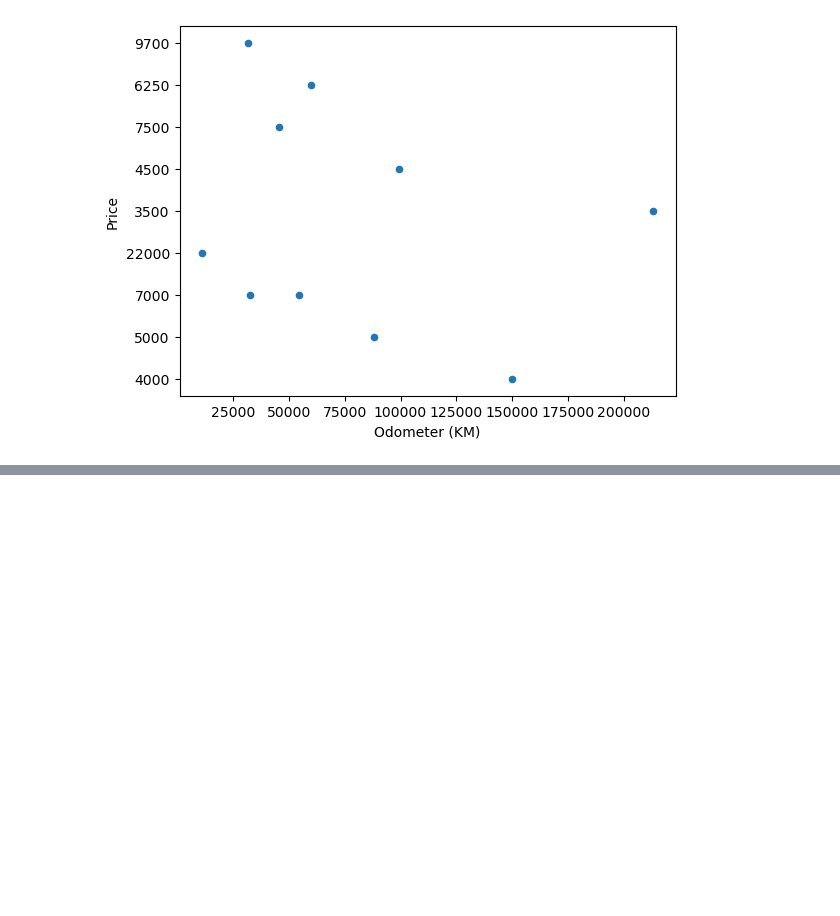
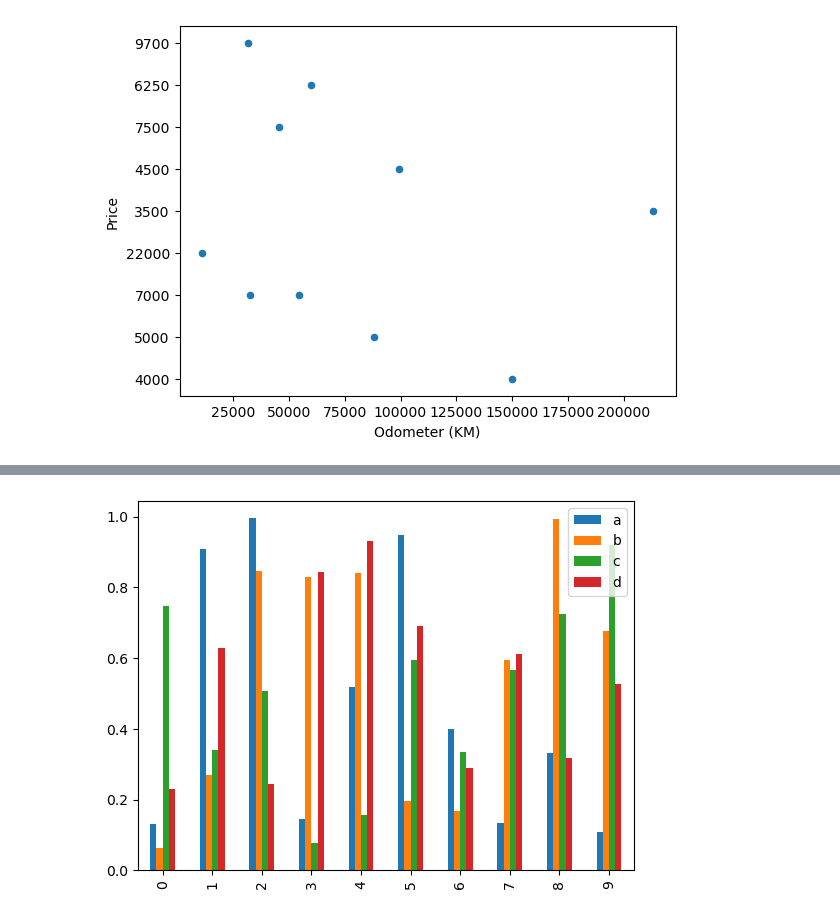
Before and after one commit to kucheriavii/udemu_data_science, a Jupyter notebook: first/introduction_to_matplot.ipynb, the cells around one changed output, grey strips where cells are left out. Drawn from its saved outputs; the diff is of its cells as text; code cells hidden in the pictures; blank space fills up the shorter version.

```diff
--- a/first/introduction_to_matplot.ipynb
+++ b/first/introduction_to_matplot.ipynb
@@ -296,0 +305,4 @@ car_sales.plot(x="Odometer (KM)", y="Price", kind="scatter")
+# %%
+df.plot(kind="bar");
+# %% [output]
+[figure, added]
```
Also changed, not shown: parts of 7 cells of this notebook, 1 other file.
